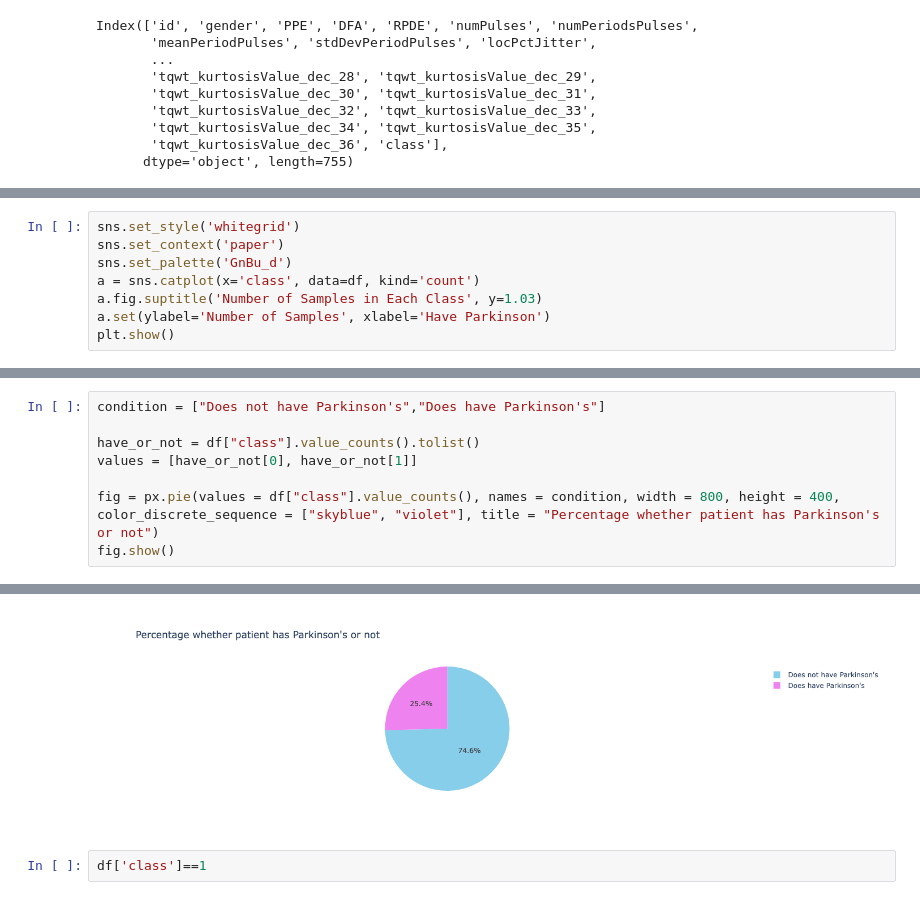
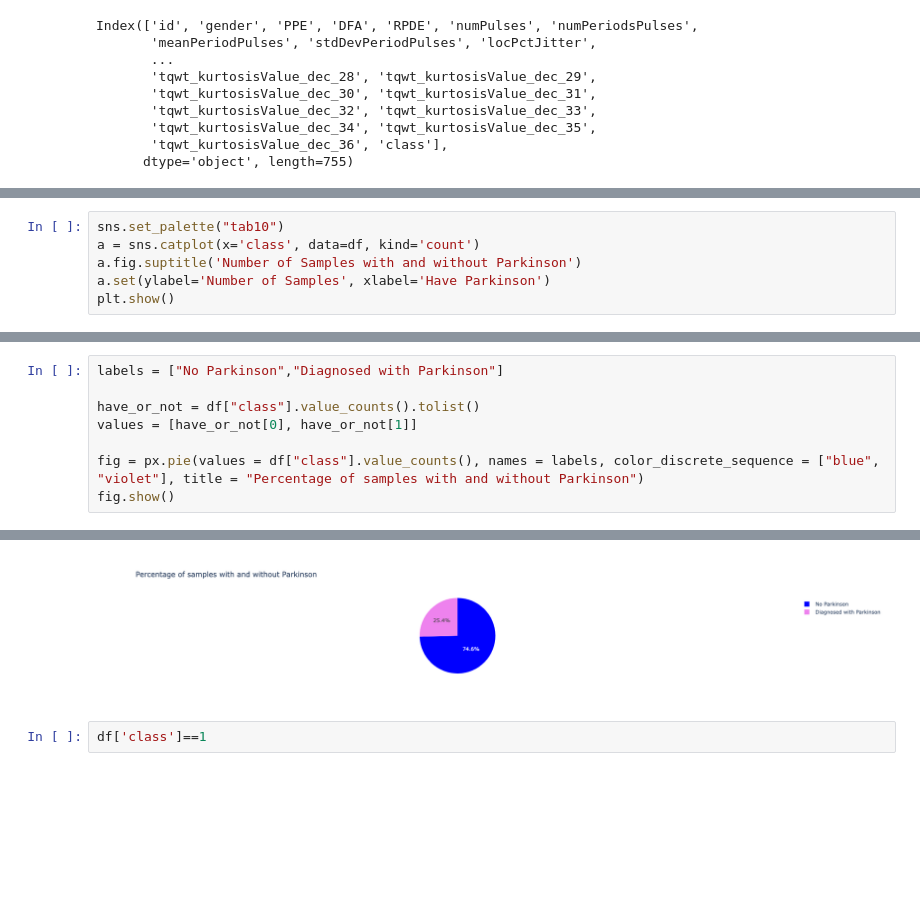
Before and after one commit to mvorot/ParkinsonLocator, a Jupyter notebook: ML/ParkinsonLocator.ipynb, the cells around one changed output, grey strips where cells are left out. Drawn from its saved outputs; the diff is of its cells as text; blank space fills up the shorter version.

```diff
--- a/ML/ParkinsonLocator.ipynb
+++ b/ML/ParkinsonLocator.ipynb
@@ -104,9 +76,7 @@ pd.crosstab(df["class"], df["gender"])
 # %%
-sns.set_style('whitegrid')
-sns.set_context('paper')
-sns.set_palette('GnBu_d')
+sns.set_palette("tab10")
 a = sns.catplot(x='class', data=df, kind='count')
-a.fig.suptitle('Number of Samples in Each Class', y=1.03)
+a.fig.suptitle('Number of Samples with and without Parkinson')
 a.set(ylabel='Number of Samples', xlabel='Have Parkinson')
 plt.show()
 # %% [output]
@@ -114,14 +84,14 @@ plt.show()
 # %%
-condition = ["Does not have Parkinson's","Does have Parkinson's"]
+labels = ["No Parkinson","Diagnosed with Parkinson"]
 
 have_or_not = df["class"].value_counts().tolist()
 values = [have_or_not[0], have_or_not[1]]
 
-fig = px.pie(values = df["class"].value_counts(), names = condition, width = 800, height = 400, color_discrete_sequence = ["skyblue", "violet"], title = "Percentage whether patient has Parkinson's or not")
+fig = px.pie(values = df["class"].value_counts(), names = labels, color_discrete_sequence = ["blue", "violet"], title = "Percentage of samples with and without Parkinson")
 fig.show()
 # %% [output]
 [interactive output not drawn]
-[figure, old version]
+[figure, new version]
 # %%
 df['class']==1
 # %% [output]
```
Also changed, not shown: parts of 42 cells of this notebook.
